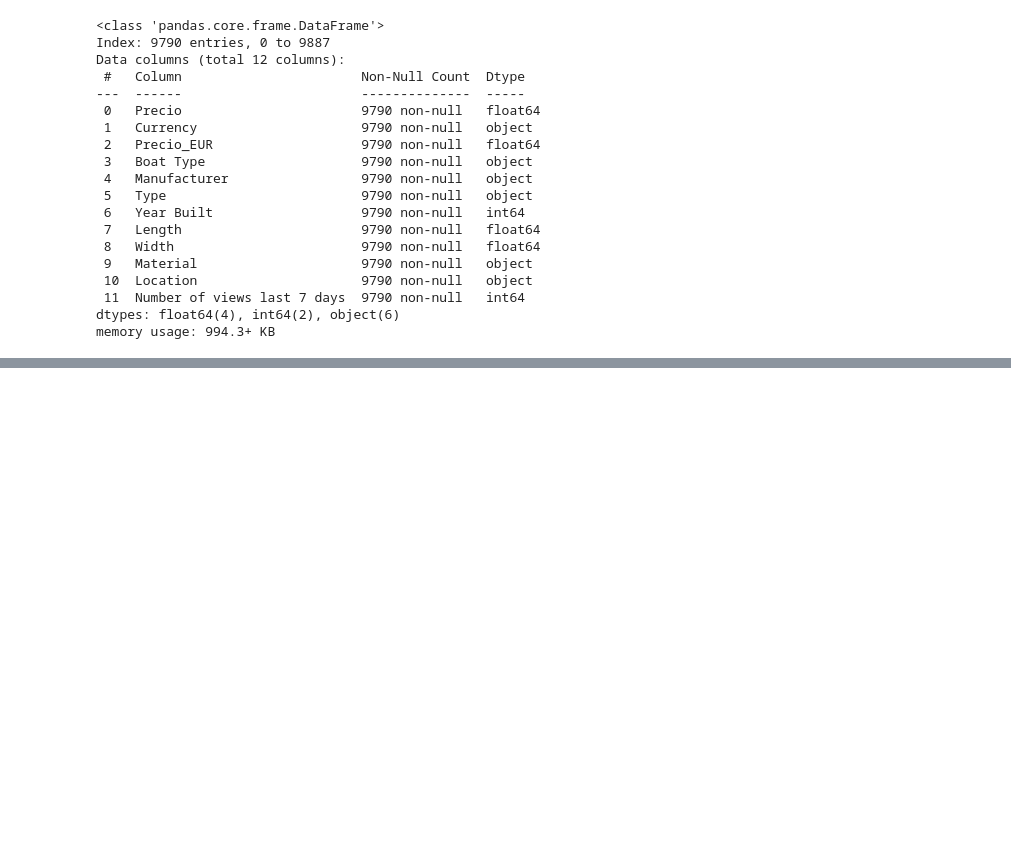
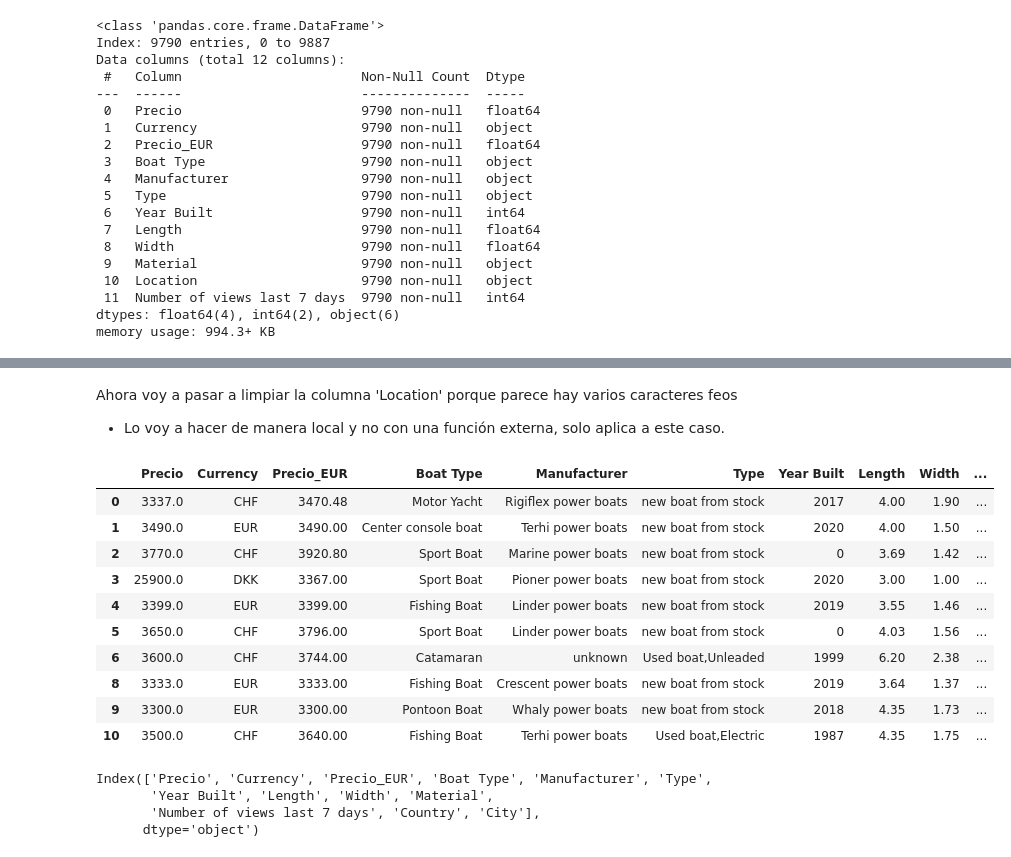
Before and after one commit to Jacobomb/VisualizationProject-Boat_Sales, a Jupyter notebook: notebooks/1.CleaningData.ipynb, the cells around one changed output, grey strips where cells are left out. Drawn from its saved outputs; the diff is of its cells as text; code cells hidden in the pictures; blank space fills up the shorter version.

```diff
--- a/notebooks/1.CleaningData.ipynb
+++ b/notebooks/1.CleaningData.ipynb
@@ -207,0 +223,25 @@ memory usage: 994.3+ KB
+# %% [markdown]
+Ahora voy a pasar a limpiar la columna 'Location' porque parece hay varios caracteres feos
+* Lo voy a hacer de manera local y no con una función externa, solo aplica a este caso.
+# %%
+data[['Country', 'City']] = data.Location.str.split('Â»', n=1, expand=True) # Separo por 'Â»' por verlo en el head() como separa País y ciudades
+
+data[['City', 'Other']] = data.City.str.split('Â»', n=1, expand=True) # Separo la nueva 'City' en otros -> a veces hay estado o mas detalles de localización
+
+data.City = data.City.str.replace('©', '', regex=True) # Limpio también caracteres raros
+data.City = data.City.str.replace('¶', '', regex=True)
+data.City = data.City.str.replace('Ã', '', regex=True)
+
+data.head(10) # A ver como ha quedado
+# %% [output]
+|  | Precio | Currency | Precio_EUR | Boat Type | Manufacturer | Type | Year Built | Length | Width | ... |
+| 0 | 3337.0 | CHF | 3470.48 | Motor Yacht | Rigiflex power boats | new boat from stock | 2017 | 4.00 | 1.90 | ... |
+| 1 | 3490.0 | EUR | 3490.00 | Center console boat | Terhi power boats | new boat from stock | 2020 | 4.00 | 1.50 | ... |
+| 2 | 3770.0 | CHF | 3920.80 | Sport Boat | Marine power boats | new boat from stock | 0 | 3.69 | 1.42 | ... |
+| 3 | 25900.0 | DKK | 3367.00 | Sport Boat | Pioner power boats | new boat from stock | 2020 | 3.00 | 1.00 | ... |
+| 4 | 3399.0 | EUR | 3399.00 | Fishing Boat | Linder power boats | new boat from stock | 2019 | 3.55 | 1.46 | ... |
+| 5 | 3650.0 | CHF | 3796.00 | Sport Boat | Linder power boats | new boat from stock | 0 | 4.03 | 1.56 | ... |
+| 6 | 3600.0 | CHF | 3744.00 | Catamaran | unknown | Used boat,Unleaded | 1999 | 6.20 | 2.38 | ... |
+| 8 | 3333.0 | EUR | 3333.00 | Fishing Boat | Crescent power boats | new boat from stock | 2019 | 3.64 | 1.37 | ... |
+| 9 | 3300.0 | EUR | 3300.00 | Pontoon Boat | Whaly power boats | new boat from stock | 2018 | 4.35 | 1.73 | ... |
+| 10 | 3500.0 | CHF | 3640.00 | Fishing Boat | Terhi power boats | Used boat,Electric | 1987 | 4.35 | 1.75 | ... |
@@ -207,0 +253,7 @@ memory usage: 994.3+ KB
+# %%
+data.columns
+# %% [output]
+Index(['Precio', 'Currency', 'Precio_EUR', 'Boat Type', 'Manufacturer', 'Type',
+       'Year Built', 'Length', 'Width', 'Material',
+       'Number of views last 7 days', 'Country', 'City'],
+      dtype='object')
```
Also changed, not shown: parts of 4 cells of this notebook.
